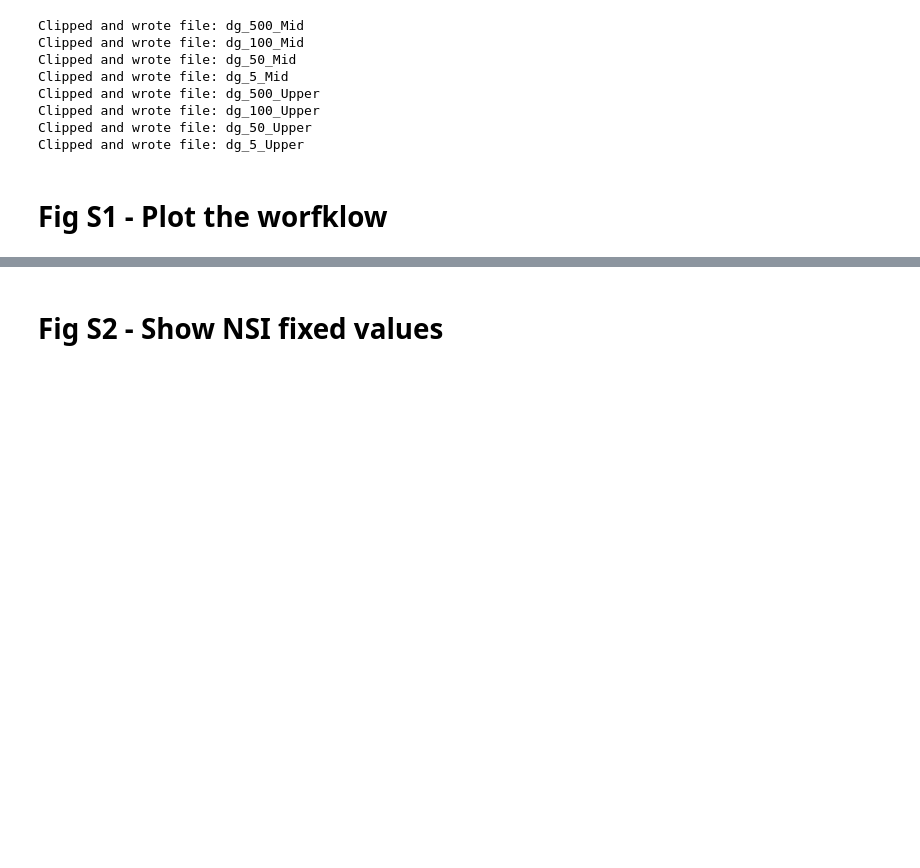
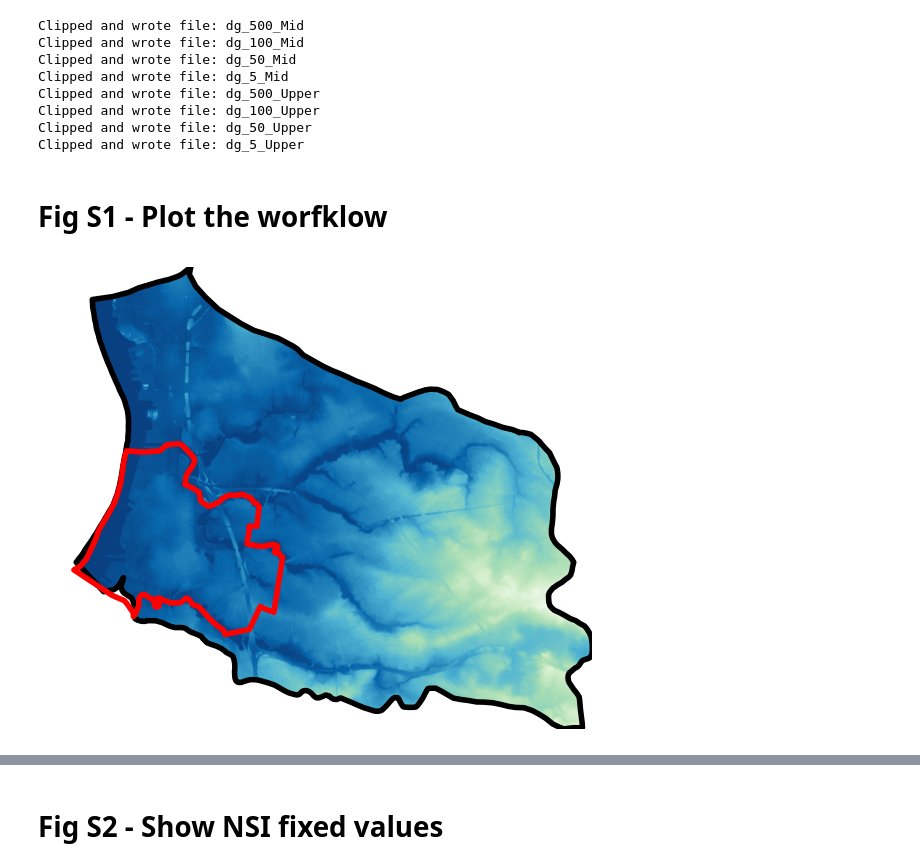
Before and after one commit to abpoll/gc_elev, a Jupyter notebook: workflow/notebooks/supplementary_results.ipynb, the cells around one changed output, grey strips where cells are left out. Saved outputs shown, nothing was run; the diff lists cells and outputs as text; code cells hidden in the pictures; blank space fills up the shorter version.

```diff
--- a/workflow/notebooks/supplementary_results.ipynb
+++ b/workflow/notebooks/supplementary_results.ipynb
@@ -76,3 +77,7 @@ up_100_d = read_dg('100', 'Combination_Rain_WL_Upper')
 up_50_d = read_dg('050', 'Combination_Rain_WL_Upper')
 # Want to load the Upper, 5 depth grid
 up_5_d = read_dg('005', 'Combination_Rain_WL_Upper')
+# %%
+# Read the boundary file
+bnd_filep = join(FE, "haz", "GC_Catchments", "Gloucester_CatchmentsUTM.shp")
+bnd_shp = gpd.read_file(bnd_filep)
@@ -203,5 +229,8 @@ depth_dict = {'500_Mid': mid_500_d,
               '100_Upper': up_100_d,
               '50_Upper': up_50_d,
               '5_Upper': up_5_d}
+# %%
+# Read the clipped dem
+dem_clip = rasterio.open(join(HAZ_DIR_I, 'dem_clip.tif'))
 # %% [markdown]
 # Fig S1 - Plot the worfklow
@@ -210,3 +237,20 @@ depth_dict = {'500_Mid': mid_500_d,
+# %%
+fig, ax = plt.subplots(figsize=(8, 6))
+
+rasterio.plot.show(dem_clip, cmap='GnBu_r', ax=ax, vmin=0, vmax=40)
+
+bnd_shp.plot(color='none', edgecolor='black', lw=4, ax=ax)
+clip_ref_t.plot(color='none', edgecolor='red', lw=4, ax=ax)
+
+ax.axis('off')
+
+# Output figure
+filename = 'workflow_dem_bounds.png'
+fig.savefig(join(FIG_DIR, filename),
+            dpi=600,
+            bbox_inches='tight')
+# %% [output]
+[figure, added]
 # %%
 # Second piece - structure locations + hazard example
 
```
Also changed, not shown: parts of 4 cells of this notebook.
